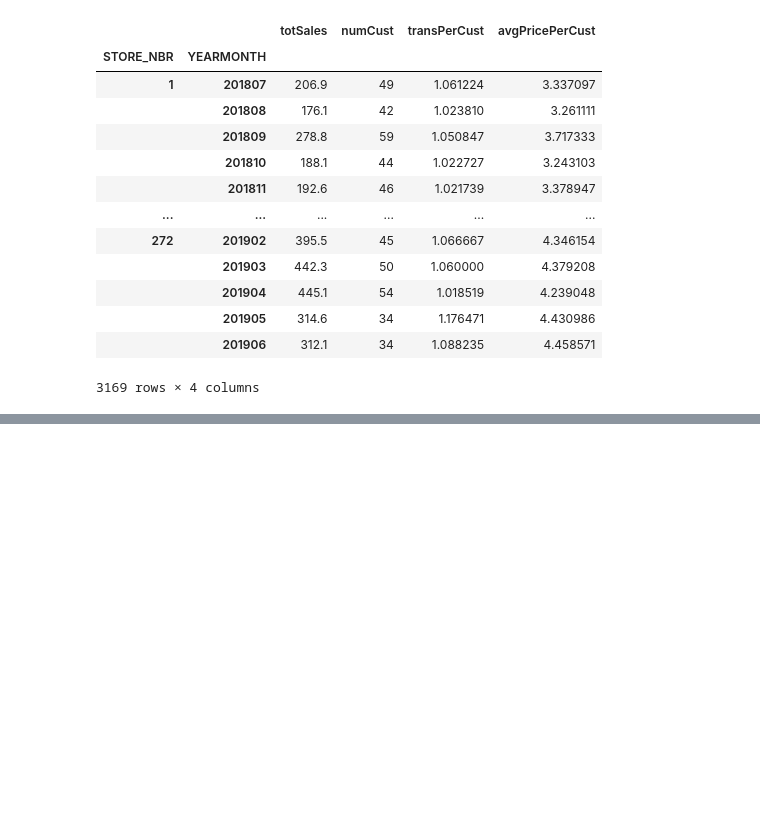
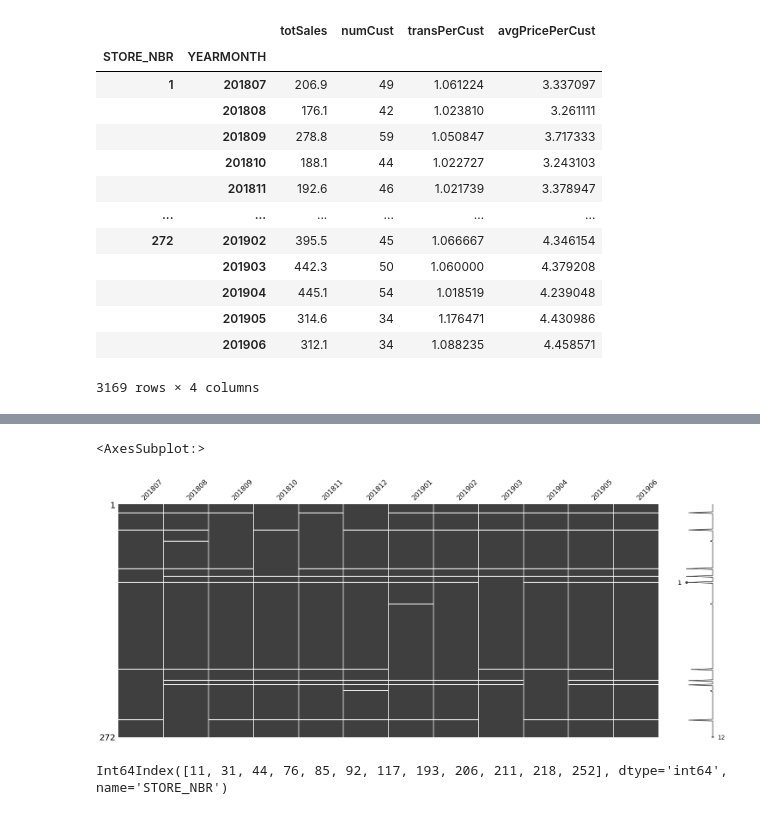
Before and after one commit to nyinyibo-ui/QuantiumProject-Forage-, a Jupyter notebook: task2.ipynb, the cells around one changed output, grey strips where cells are left out. Saved outputs shown, nothing was run; the diff lists cells and outputs as text; code cells hidden in the pictures; blank space fills up the shorter version.

```diff
--- a/task2.ipynb
+++ b/task2.ipynb
@@ -185,3 +185,9 @@ measure_over_time
 |  | 201905 | 314.6 | 34 | 1.176471 | 4.430986 |
 |  | 201906 | 312.1 | 34 | 1.088235 | 4.458571 |
 3169 rows × 4 columns
+# %%
+#### Filter to the pre-trial period and stores with full observation periods
+# build pivot to check months with no transactions
+
+a=pd.pivot_table(all_data,values="TXN_ID",index="STORE_NBR",columns="YEARMONTH",aggfunc="count")
+a
@@ -187,0 +226,12 @@ measure_over_time
+# %%
+#visualise
+missingno.matrix(a)
+# %% [output]
+<AxesSubplot:>
+[figure, added]
+# %%
+# stores that don't have full observation periods
+null_store=a[a.isnull().any(axis=1)].index
+null_store
+# %% [output]
+Int64Index([11, 31, 44, 76, 85, 92, 117, 193, 206, 211, 218, 252], dtype='int64', name='STORE_NBR')
```
Also changed, not shown: parts of 19 cells of this notebook.
